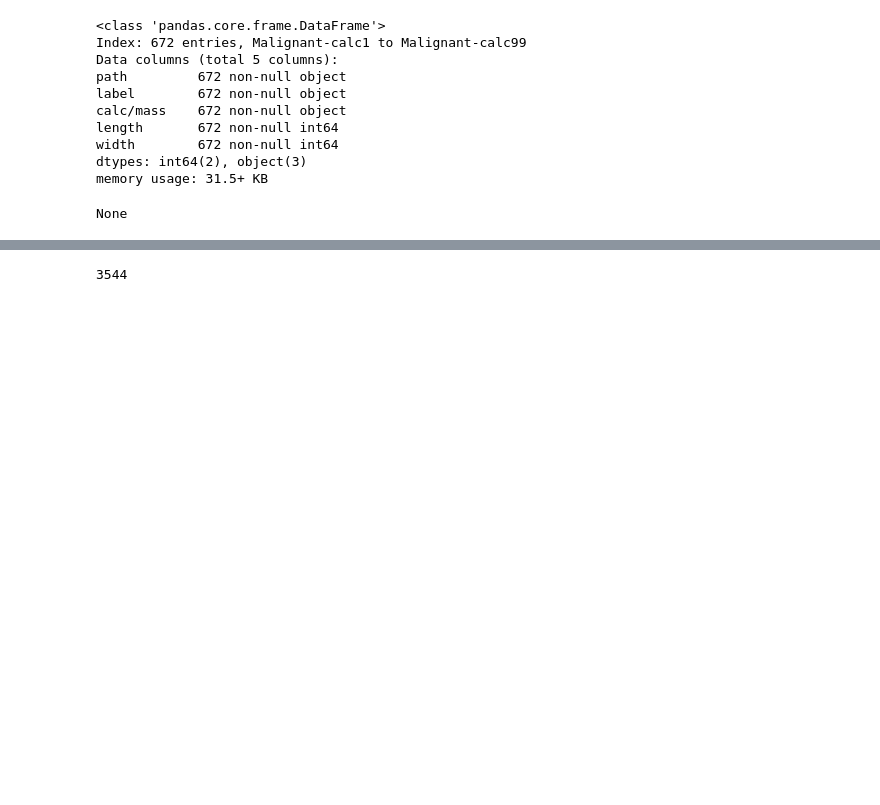
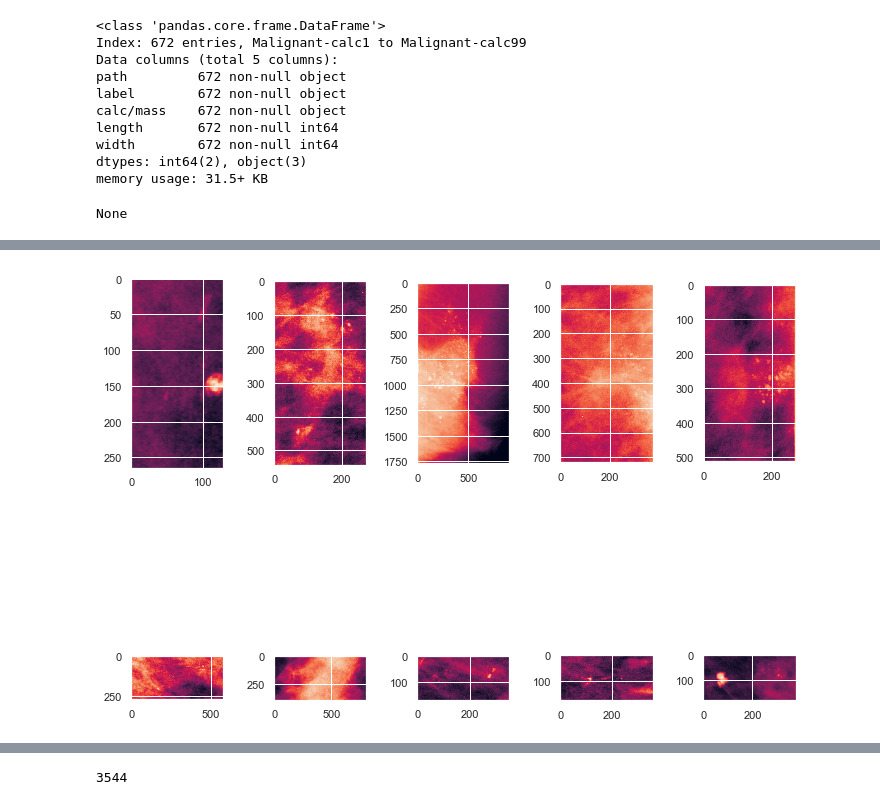
Before and after one commit to isados/breast-cancer-screening, a Jupyter notebook: check.ipynb, the cells around one changed output, grey strips where cells are left out. Cells and saved outputs as stored; diff of their text form; code cells hidden in the pictures; blank space fills up the shorter version.

```diff
--- a/check.ipynb
+++ b/check.ipynb
@@ -19,21 +21,6 @@ path = r"/Users/isa/Google Drive/cancer-data/"
 BenignCalc    BenignMass    MalignantCalc MalignantMass repeat
 # %% [markdown]
 ## Crosschecking files for "black images"
-# %%
-# Important functions
-def stacker(path):
-    files=os.listdir(path)
-    for x in range(0,len(files),10):
-        img_top_stack=[return_image(path,file) for file in files[x:x+5]]
-        img_bottom_stack=[return_image(path,file) for file in files[x+5:x+10]]
-        yield np.vstack([np.hstack(img_top_stack),np.hstack(img_bottom_stack)])
-
-def return_image(path,file='',resize=False):
-    if file is not '':
-        path= os.path.join(path,file)
-    if resize:
-        return cv2.resize(pydicom.dcmread(path,force=True).pixel_array,(400,400))
-    else: return pydicom.dcmread(path,force=True).pixel_array
 # %%
 path="/Users/isa/Google Drive/cancer-data/BenignCalc"
 img_gen=stacker(path)
@@ -164,0 +154,7 @@ sns.jointplot(x=sel.length.values,y=sel.width.values,kind='kde',color='k')
+# %%
+# Benign-mass748
+# Benign-mass773
+# Removed by creating a Valid column
+
+df=pd.read_csv('main_valid.csv',index_col='name')
+df.info()
@@ -164,0 +174,16 @@ sns.jointplot(x=sel.length.values,y=sel.width.values,kind='kde',color='k')
+# %%
+df_=df[df['calc/mass']=='CALC']
+df_=df_.sort_values('aspectratio',ascending=False)
+df_r=df_.sort_values('aspectratio')
+# %%
+# Display images with largest and smallest aspect ratios
+i=3
+num_of_images=5
+images=df_.iloc[i*num_of_images:i*num_of_images+num_of_images].path.values
+images=np.append(images,df_r.iloc[i*num_of_images:i*num_of_images+num_of_images].path.values)
+f, axes = plt.subplots(2, 5, figsize=(10, 10))
+for i,ax in enumerate(axes.flat):
+    ax.imshow(return_image(images[i]),cmap=plt.cm.bone)
+f.tight_layout()
+# %% [output]
+[figure, added]
```
Also changed, not shown: parts of 15 cells of this notebook, 2 other files.
